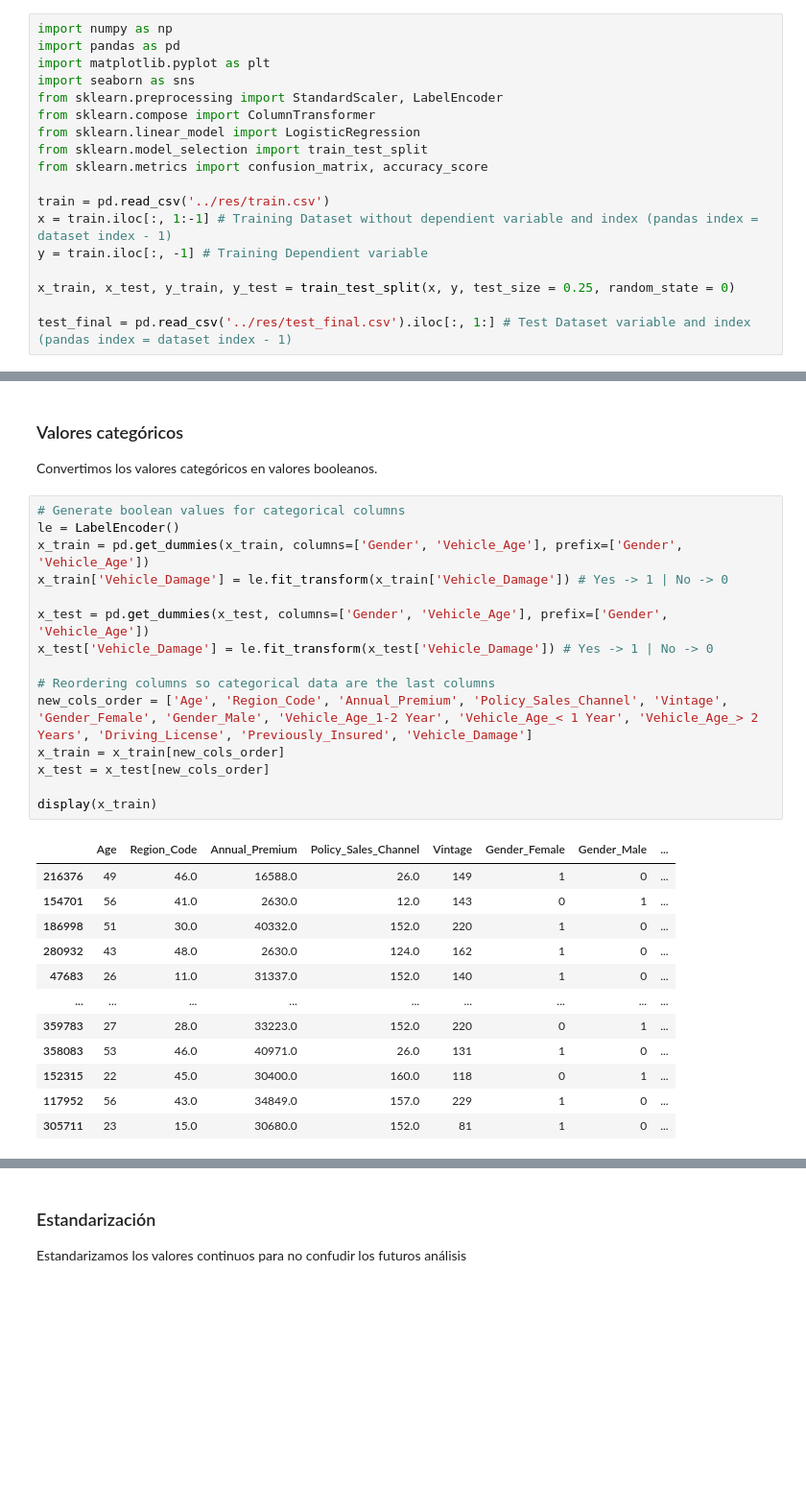
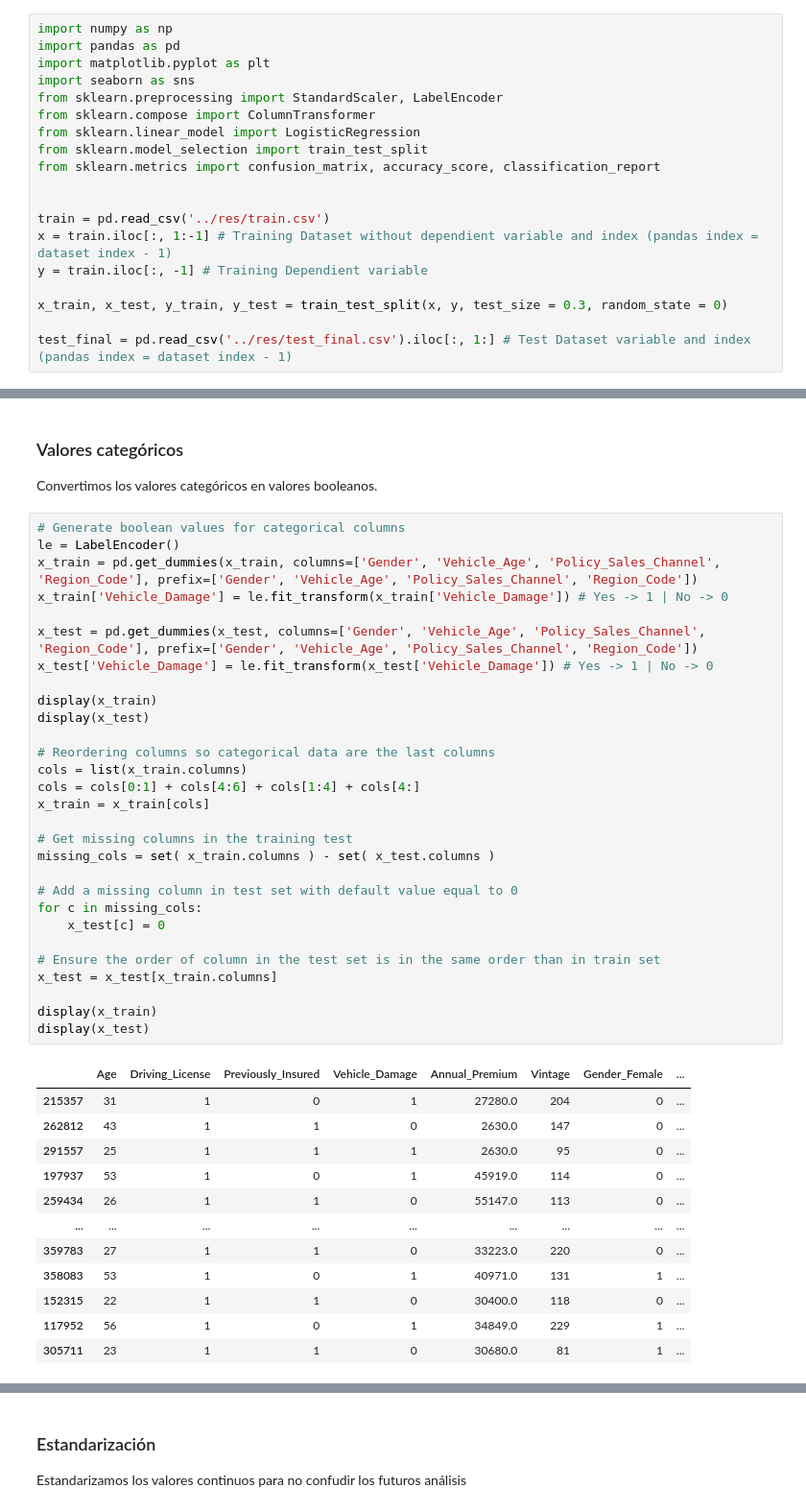
Before and after one commit to GZabalaG/AIMaster, a Jupyter notebook: Datasets_Analysis/car_insurance.ipynb, the cells around one changed output, grey strips where cells are left out. Shown at 96% size. Drawn from its saved outputs; the diff is of its cells as text; blank space fills up the shorter version.

```diff
--- a/Datasets_Analysis/car_insurance.ipynb
+++ b/Datasets_Analysis/car_insurance.ipynb
@@ -34,12 +34,13 @@ from sklearn.preprocessing import StandardScaler, LabelEncoder
 from sklearn.compose import ColumnTransformer
 from sklearn.linear_model import LogisticRegression
 from sklearn.model_selection import train_test_split
-from sklearn.metrics import confusion_matrix, accuracy_score
+from sklearn.metrics import confusion_matrix, accuracy_score, classification_report
+
 
 train = pd.read_csv('../res/train.csv')
 x = train.iloc[:, 1:-1] # Training Dataset without dependient variable and index (pandas index = dataset index - 1)
 y = train.iloc[:, -1] # Training Dependient variable
 
-x_train, x_test, y_train, y_test = train_test_split(x, y, test_size = 0.25, random_state = 0)
+x_train, x_test, y_train, y_test = train_test_split(x, y, test_size = 0.3, random_state = 0)
 
 test_final = pd.read_csv('../res/test_final.csv').iloc[:, 1:] # Test Dataset variable and index (pandas index = dataset index - 1)
@@ -52,28 +59,42 @@ Convertimos los valores categóricos en valores booleanos.
 # %%
 # Generate boolean values for categorical columns
 le = LabelEncoder()
-x_train = pd.get_dummies(x_train, columns=['Gender', 'Vehicle_Age'], prefix=['Gender', 'Vehicle_Age'])
+x_train = pd.get_dummies(x_train, columns=['Gender', 'Vehicle_Age', 'Policy_Sales_Channel', 'Region_Code'], prefix=['Gender', 'Vehicle_Age', 'Policy_Sales_Channel', 'Region_Code'])
 x_train['Vehicle_Damage'] = le.fit_transform(x_train['Vehicle_Damage']) # Yes -> 1 | No -> 0
 
-x_test = pd.get_dummies(x_test, columns=['Gender', 'Vehicle_Age'], prefix=['Gender', 'Vehicle_Age'])
+x_test = pd.get_dummies(x_test, columns=['Gender', 'Vehicle_Age', 'Policy_Sales_Channel', 'Region_Code'], prefix=['Gender', 'Vehicle_Age', 'Policy_Sales_Channel', 'Region_Code'])
 x_test['Vehicle_Damage'] = le.fit_transform(x_test['Vehicle_Damage']) # Yes -> 1 | No -> 0
 
+display(x_train)
+display(x_test)
+
 # Reordering columns so categorical data are the last columns
-new_cols_order = ['Age', 'Region_Code', 'Annual_Premium', 'Policy_Sales_Channel', 'Vintage', 'Gender_Female', 'Gender_Male', 'Vehicle_Age_1-2 Year', 'Vehicle_Age_< 1 Year', 'Vehicle_Age_> 2 Years', 'Driving_License', 'Previously_Insured', 'Vehicle_Damage']
-x_train = x_train[new_cols_order]
-x_test = x_test[new_cols_order]
+cols = list(x_train.columns)
+cols = cols[0:1] + cols[4:6] + cols[1:4] + cols[4:]
+x_train = x_train[cols]
+
+# Get missing columns in the training test
+missing_cols = set( x_train.columns ) - set( x_test.columns )
+
+# Add a missing column in test set with default value equal to 0
+for c in missing_cols:
+    x_test[c] = 0
+
+# Ensure the order of column in the test set is in the same order than in train set
+x_test = x_test[x_train.columns]
 
 display(x_train)
+display(x_test)
 # %% [output]
-|  | Age | Region_Code | Annual_Premium | Policy_Sales_Channel | Vintage | Gender_Female | Gender_Male | ... |
-| 216376 | 49 | 46.0 | 16588.0 | 26.0 | 149 | 1 | 0 | ... |
-| 154701 | 56 | 41.0 | 2630.0 | 12.0 | 143 | 0 | 1 | ... |
-| 186998 | 51 | 30.0 | 40332.0 | 152.0 | 220 | 1 | 0 | ... |
-| 280932 | 43 | 48.0 | 2630.0 | 124.0 | 162 | 1 | 0 | ... |
-| 47683 | 26 | 11.0 | 31337.0 | 152.0 | 140 | 1 | 0 | ... |
+|  | Age | Driving_License | Previously_Insured | Vehicle_Damage | Annual_Premium | Vintage | Gender_Female | ... |
+| 215357 | 31 | 1 | 0 | 1 | 27280.0 | 204 | 0 | ... |
+| 262812 | 43 | 1 | 1 | 0 | 2630.0 | 147 | 0 | ... |
+| 291557 | 25 | 1 | 1 | 1 | 2630.0 | 95 | 0 | ... |
+| 197937 | 53 | 1 | 0 | 1 | 45919.0 | 114 | 0 | ... |
+| 259434 | 26 | 1 | 1 | 0 | 55147.0 | 113 | 0 | ... |
 | ... | ... | ... | ... | ... | ... | ... | ... | ... |
-| 359783 | 27 | 28.0 | 33223.0 | 152.0 | 220 | 0 | 1 | ... |
-| 358083 | 53 | 46.0 | 40971.0 | 26.0 | 131 | 1 | 0 | ... |
-| 152315 | 22 | 45.0 | 30400.0 | 160.0 | 118 | 0 | 1 | ... |
-| 117952 | 56 | 43.0 | 34849.0 | 157.0 | 229 | 1 | 0 | ... |
-| 305711 | 23 | 15.0 | 30680.0 | 152.0 | 81 | 1 | 0 | ... |
+| 359783 | 27 | 1 | 1 | 0 | 33223.0 | 220 | 0 | ... |
+| 358083 | 53 | 1 | 0 | 1 | 40971.0 | 131 | 1 | ... |
+| 152315 | 22 | 1 | 1 | 0 | 30400.0 | 118 | 0 | ... |
+| 117952 | 56 | 1 | 0 | 1 | 34849.0 | 229 | 1 | ... |
+| 305711 | 23 | 1 | 1 | 0 | 30680.0 | 81 | 1 | ... |
```
Also changed, not shown: parts of 7 cells of this notebook.
